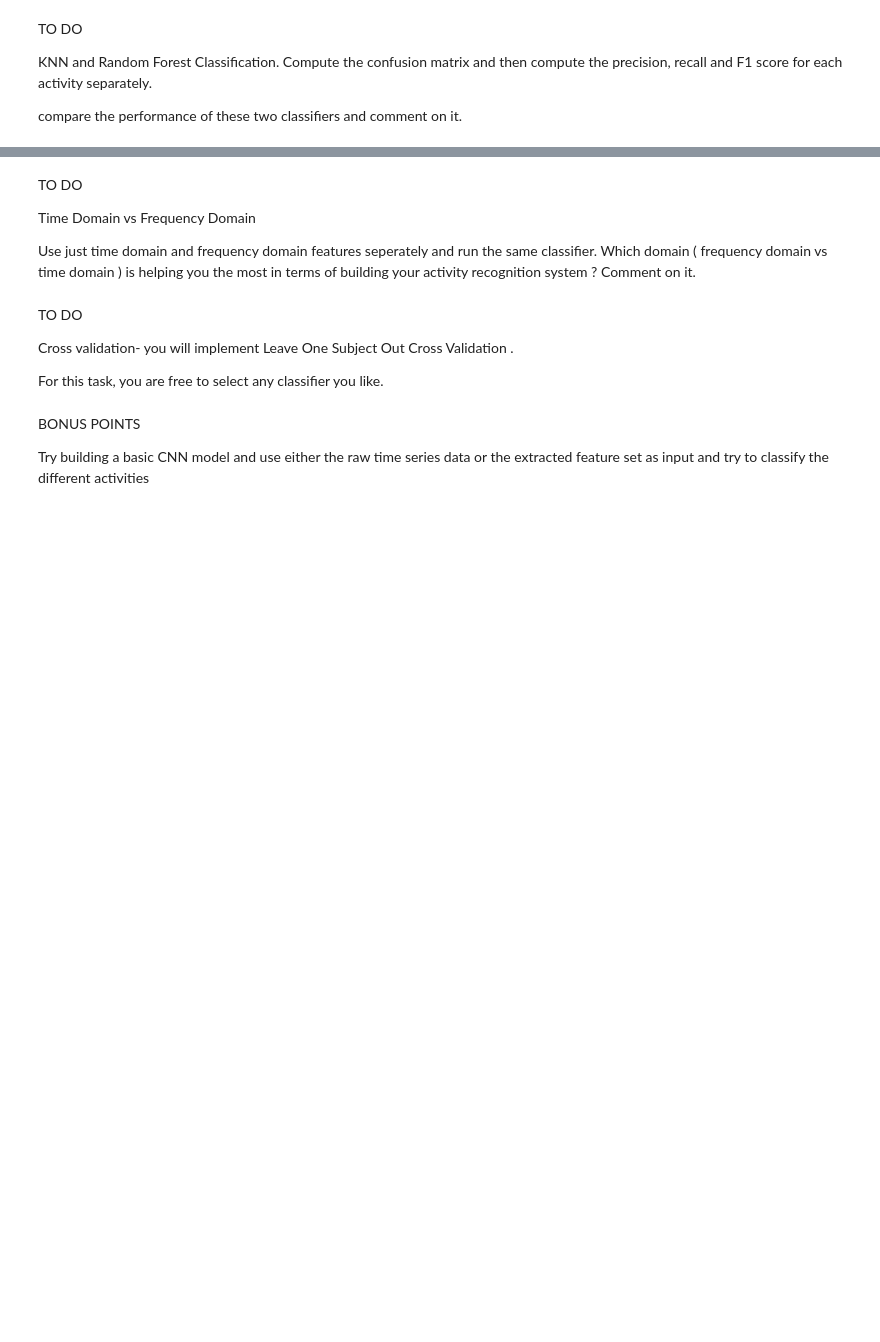
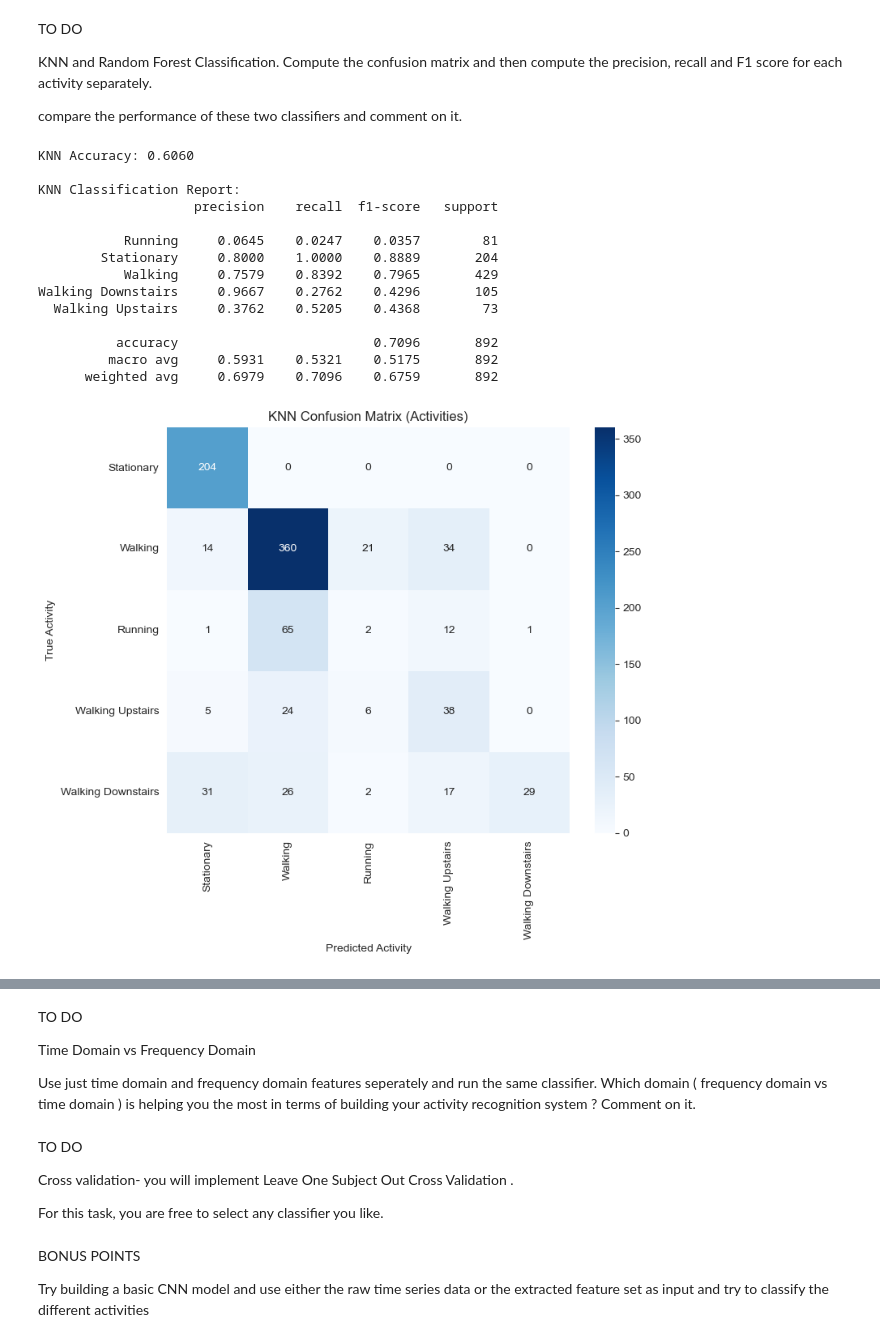
Before and after one commit to ConanMinihan/HumanActivityRecognition, a Jupyter notebook: A2_python.ipynb, the cells around one changed output, grey strips where cells are left out. Saved outputs shown, nothing was run; the diff lists cells and outputs as text; code cells hidden in the pictures; blank space fills up the shorter version.

```diff
--- a/A2_python.ipynb
+++ b/A2_python.ipynb
@@ -267,0 +595,76 @@ compare the performance of these two classifiers and comment on it.
+# %%
+# Map numeric labels to readable activity names
+activity_map = {
+    1.0: "Stationary",
+    2.0: "Walking",
+    3.0: "Running",
+    4.0: "Walking Upstairs",
+    5.0: "Walking Downstairs"
+}
+
+# Clean and prepare data for KNN
+X_train_knn = X_train.replace([np.inf, -np.inf], np.nan).fillna(0)
+X_test_knn  = X_test.replace([np.inf, -np.inf], np.nan).fillna(0)
+
+# Align y to X (ensures same indices and lengths)
+y_train_knn = y_train.loc[X_train_knn.index]
+y_test_knn  = y_test.loc[X_test_knn.index]
+
+# Train the KNN model
+knn = KNeighborsClassifier(n_neighbors=5)
+knn.fit(X_train_knn, y_train_knn)
+
+# Predict on test data
+y_pred_knn = knn.predict(X_test_knn)
+
+# Evaluate KNN performance
+acc_knn = accuracy_score(y_test_knn, y_pred_knn)
+print(f"\nKNN Accuracy: {acc_knn:.4f}\n")
+
+# Convert numeric to readable labels
+y_test_named = y_test_knn.map(activity_map)
+y_pred_named = pd.Series(y_pred_knn).map(activity_map)
+
+# Ensure consistent types (remove NaNs and cast to string)
+mask = y_test_named.notna() & y_pred_named.notna()
+y_test_named = y_test_named[mask].astype(str)
+y_pred_named = y_pred_named[mask].astype(str)
+
+print("KNN Classification Report:")
+print(classification_report(y_test_named, y_pred_named, digits=4))
+
+# Confusion Matrix
+labels_ordered = list(activity_map.values())
+conf_mat_knn = confusion_matrix(y_test_named, y_pred_named, labels=labels_ordered)
+
+# Visualize Confusion Matrix
+plt.figure(figsize=(8, 7))
+sns.heatmap(
+    conf_mat_knn,
+    annot=True,
+    fmt='d',
+    cmap="Blues",
+    xticklabels=labels_ordered,
+    yticklabels=labels_ordered
+)
+plt.title("KNN Confusion Matrix (Activities)")
+plt.xlabel("Predicted Activity")
+plt.ylabel("True Activity")
+plt.tight_layout()
+plt.show()
+# %% [output]
+KNN Accuracy: 0.6060
+
+KNN Classification Report:
+                    precision    recall  f1-score   support
+
+           Running     0.0645    0.0247    0.0357        81
+        Stationary     0.8000    1.0000    0.8889       204
+           Walking     0.7579    0.8392    0.7965       429
+Walking Downstairs     0.9667    0.2762    0.4296       105
+  Walking Upstairs     0.3762    0.5205    0.4368        73
+
+          accuracy                         0.7096       892
+         macro avg     0.5931    0.5321    0.5175       892
+      weighted avg     0.6979    0.7096    0.6759       892
+[figure, added]
```
Also changed, not shown: parts of 21 cells of this notebook.
